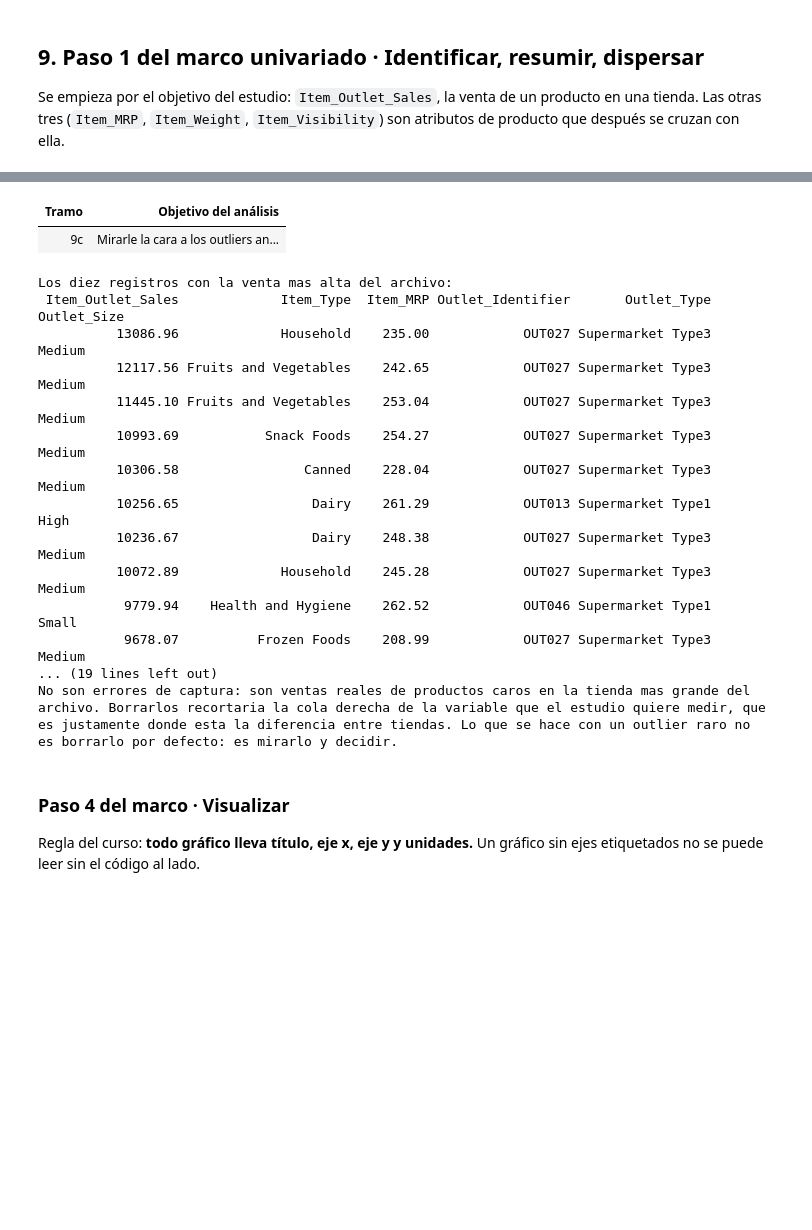
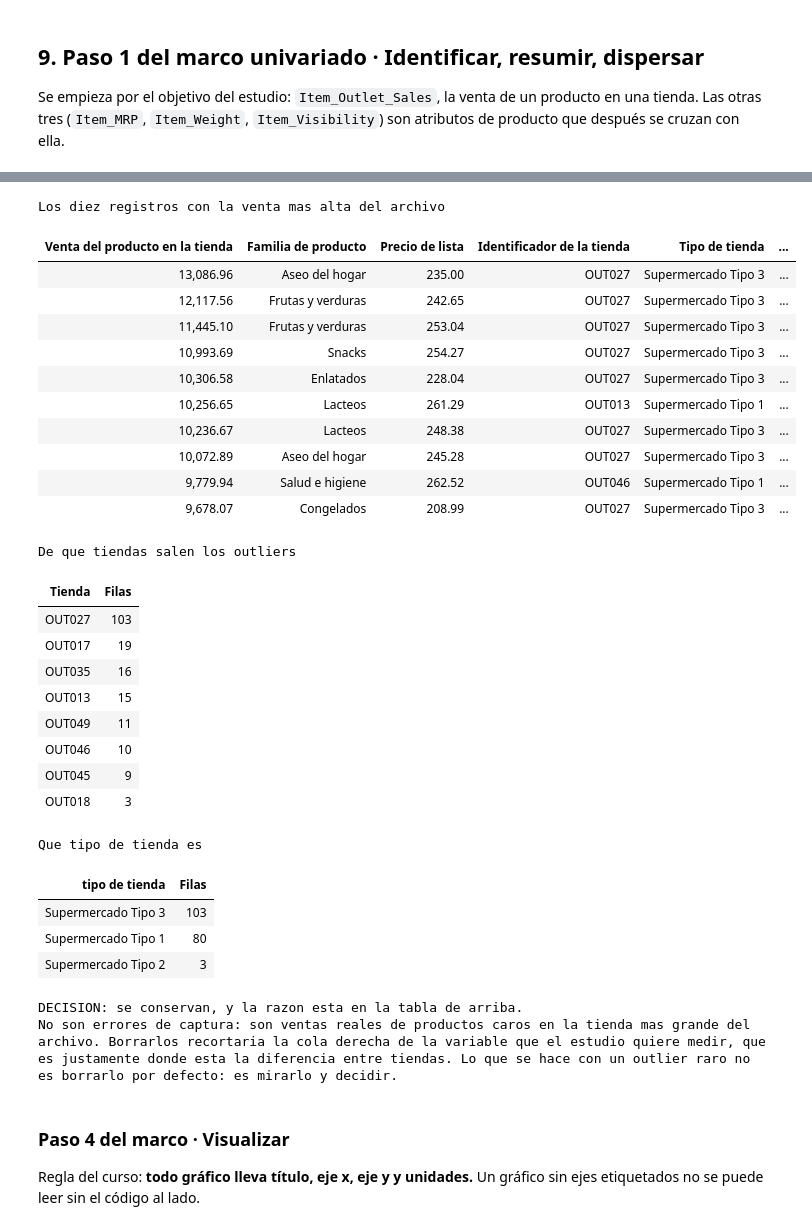
Before and after one commit to Breinersmartinez/Data-analysis, a Jupyter notebook: EDA_bigmart_sales.ipynb, the cells around one changed output, grey strips where cells are left out. Drawn from its saved outputs; the diff is of its cells as text; code cells hidden in the pictures; blank space fills up the shorter version.

```diff
--- a/EDA_bigmart_sales.ipynb
+++ b/EDA_bigmart_sales.ipynb
@@ -1147,45 +1354,56 @@ Contar no basta. Contar y PESAR:
 # %%
-mostrar_tramo('9c', 'Mirarle la cara a los outliers antes de decidir')
-
-print('Los diez registros con la venta mas alta del archivo:')
 columnas_contexto = [variable, 'Item_Type', 'Item_MRP', 'Outlet_Identifier',
                      'Outlet_Type', 'Outlet_Size']
-print(df.nlargest(10, variable)[columnas_contexto].round(2).to_string(index=False))
+tabla(df.nlargest(10, variable)[columnas_contexto], 2,
+      'Los diez registros con la venta mas alta del archivo', indice=False)
 print()
 
-print('De que tiendas salen los outliers:')
-print(outliers['Outlet_Identifier'].value_counts().to_string())
+tabla_conteo(outliers['Outlet_Identifier'].value_counts(),
+             'De que tiendas salen los outliers', 'tienda')
 print()
 
-print('Que tipo de tienda es:')
-print(outliers['Outlet_Type'].value_counts().to_string())
+tabla_conteo(outliers['Outlet_Type'].value_counts(),
+             'Que tipo de tienda es', 'tipo de tienda', origen='Outlet_Type')
 print()
 
 print('DECISION: se conservan, y la razon esta en la tabla de arriba.')
 print('No son errores de captura: son ventas reales de productos caros en la tienda mas grande del')
 print('archivo. Borrarlos recortaria la cola derecha de la variable que el estudio quiere medir, que')
 print('es justamente donde esta la diferencia entre tiendas. Lo que se hace con un outlier raro no')
 print('es borrarlo por defecto: es mirarlo y decidir.')
 # %% [output]
+Los diez registros con la venta mas alta del archivo
-| Tramo | Objetivo del análisis |
-| 9c | Mirarle la cara a los outliers an... |
+| Venta del producto en la tienda | Familia de producto | Precio de lista | Identificador de la tienda | Tipo de tienda | ... |
+| 13,086.96 | Aseo del hogar | 235.00 | OUT027 | Supermercado Tipo 3 | ... |
+| 12,117.56 | Frutas y verduras | 242.65 | OUT027 | Supermercado Tipo 3 | ... |
+| 11,445.10 | Frutas y verduras | 253.04 | OUT027 | Supermercado Tipo 3 | ... |
+| 10,993.69 | Snacks | 254.27 | OUT027 | Supermercado Tipo 3 | ... |
+| 10,306.58 | Enlatados | 228.04 | OUT027 | Supermercado Tipo 3 | ... |
+| 10,256.65 | Lacteos | 261.29 | OUT013 | Supermercado Tipo 1 | ... |
+| 10,236.67 | Lacteos | 248.38 | OUT027 | Supermercado Tipo 3 | ... |
+| 10,072.89 | Aseo del hogar | 245.28 | OUT027 | Supermercado Tipo 3 | ... |
+| 9,779.94 | Salud e higiene | 262.52 | OUT046 | Supermercado Tipo 1 | ... |
+| 9,678.07 | Congelados | 208.99 | OUT027 | Supermercado Tipo 3 | ... |
-Los diez registros con la venta mas alta del archivo:
- Item_Outlet_Sales             Item_Type  Item_MRP Outlet_Identifier       Outlet_Type Outlet_Size
-          13086.96             Household    235.00            OUT027 Supermarket Type3      Medium
-          12117.56 Fruits and Vegetables    242.65            OUT027 Supermarket Type3      Medium
-          11445.10 Fruits and Vegetables    253.04            OUT027 Supermarket Type3      Medium
-          10993.69           Snack Foods    254.27            OUT027 Supermarket Type3      Medium
-          10306.58                Canned    228.04            OUT027 Supermarket Type3      Medium
-          10256.65                 Dairy    261.29            OUT013 Supermarket Type1        High
-          10236.67                 Dairy    248.38            OUT027 Supermarket Type3      Medium
-          10072.89             Household    245.28            OUT027 Supermarket Type3      Medium
-           9779.94    Health and Hygiene    262.52            OUT046 Supermarket Type1       Small
-           9678.07          Frozen Foods    208.99            OUT027 Supermarket Type3      Medium
-... (19 lines left out)
-No son errores de captura: son ventas reales de productos caros en la tienda mas grande del
-archivo. Borrarlos recortaria la cola derecha de la variable que el estudio quiere medir, que
-es justamente donde esta la diferencia entre tiendas. Lo que se hace con un outlier raro no
-es borrarlo por defecto: es mirarlo y decidir.
+De que tiendas salen los outliers
+| Tienda | Filas |
+| OUT027 | 103 |
+| OUT017 | 19 |
+| OUT035 | 16 |
+| OUT013 | 15 |
+| OUT049 | 11 |
+| OUT046 | 10 |
+| OUT045 | 9 |
+| OUT018 | 3 |
+Que tipo de tienda es
+| tipo de tienda | Filas |
+| Supermercado Tipo 3 | 103 |
+| Supermercado Tipo 1 | 80 |
+| Supermercado Tipo 2 | 3 |
+DECISION: se conservan, y la razon esta en la tabla de arriba.
+No son errores de captura: son ventas reales de productos caros en la tienda mas grande del
+archivo. Borrarlos recortaria la cola derecha de la variable que el estudio quiere medir, que
+es justamente donde esta la diferencia entre tiendas. Lo que se hace con un outlier raro no
+es borrarlo por defecto: es mirarlo y decidir.
 # %% [markdown]
 ### Paso 4 del marco · Visualizar
 
```
Also changed, not shown: parts of 37 cells of this notebook, 1 other file.
